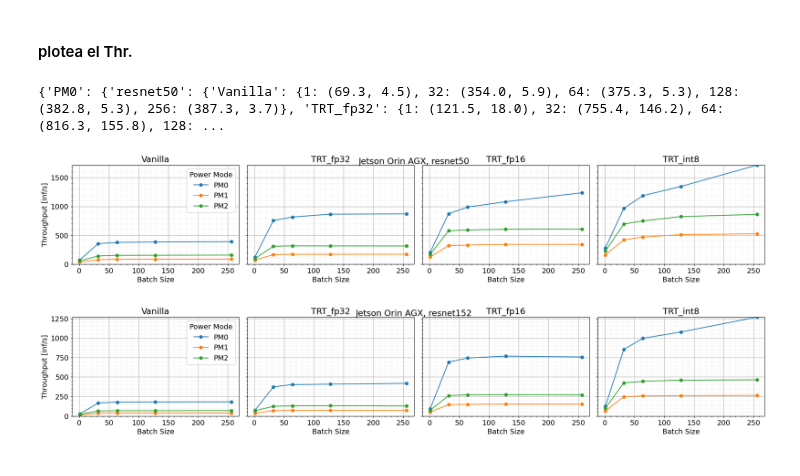
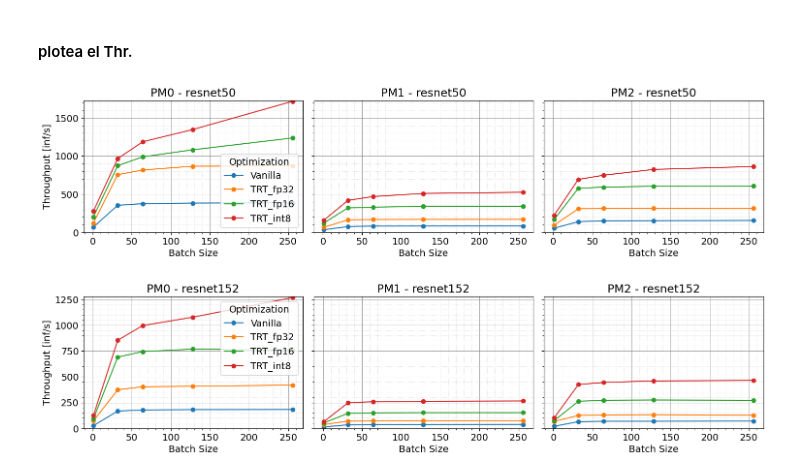
Before and after one commit to Juanx65/ArtTRT, a Jupyter notebook: post_processing/power_mode_test_plotter.ipynb, the cells around one changed output. Saved outputs shown, nothing was run; the diff lists cells and outputs as text; code cells hidden in the pictures.

Commit message:
power mode test plotter update

```diff
--- a/post_processing/power_mode_test_plotter.ipynb
+++ b/post_processing/power_mode_test_plotter.ipynb
@@ -139,9 +88,9 @@ def plot_thr_juntos(data):
 # %%
-# Función para graficar los datos de throughput (thr) en una figura con múltiples subplots
-def plot_thrs_red(data):
+# Función para graficar los datos de throughput (thr) en una figura con múltiples subplots por "power mode"
+def plot_thrs_red_by_power_mode(data):
     for network, optimizations in list(data.values())[0].items():
         plt.rcParams.update({'font.size': 14})  # Ajustar el tamaño de la fuente
-        num_optimizations = len(optimizations.keys())
+        num_power_modes = len(data.keys())
 
         # Encontrar el valor máximo de throughput (thr) para esta red
         max_thr = 0
@@ -154,35 +103,36 @@ def plot_thrs_red(data):
                 infs = [optim_data[bs][0] for bs in batch_sizes_sorted]
                 max_thr = max(max_thr, max(infs))
 
-        # Crear subplots en una fila con un subplot por optimización
-        fig, axes = plt.subplots(1, num_optimizations, figsize=(5 * num_optimizations, 3.5))
+        # Crear subplots en una fila con un subplot por "power mode"
+        fig, axes = plt.subplots(1, num_power_modes, figsize=(5 * num_power_modes, 3.5))
         fig.tight_layout()
         fig.subplots_adjust(wspace=0.05)  # Ajustar el espacio horizontal entre subplots (reducido)
 
-        for idx, (optimization, ax) in enumerate(zip(optimizations.keys(), axes)):
-            # Graficar los resultados para cada modo de potencia
-            for power_mode, networks in data.items():
-                if network not in networks:
-                    continue  # Saltar si la red no está en este modo de potencia
+        for idx, (power_mode, ax) in enumerate(zip(data.keys(), axes)):
+            # Graficar los resultados para cada optimización dentro de este modo de potencia
+            networks = data[power_mode]
+            if network not in networks:
+                continue  # Saltar si la red no está en este modo de potencia
 
+            for optimization in optimizations.keys():
                 optim_data = networks[network][optimization]  # Datos de la optimización específica
                 batch_sizes_sorted = sorted(optim_data.keys())  # Ordenar los tamaños de lote
                 infs = [optim_data[bs][0] for bs in batch_sizes_sorted]  # Obtener los valores de inferencias
 
                 # Graficar los resultados en el subplot correspondiente
-                ax.plot(batch_sizes_sorted, infs, marker='o', label=f'{power_mode}')
+                ax.plot(batch_sizes_sorted, infs, marker='o', label=f'{optimization}')
 
             # Configurar los detalles del subplot
-            ax.set_title(f'{optimization}')
+            ax.set_title(f'{power_mode} - {network}')
             ax.set_xlabel('Batch Size')
 
             # Establecer el límite superior del eje Y al máximo valor de throughput
-            ax.set_ylim(0, max_thr)
+            ax.set_ylim(0, max_thr+10)
 
             # Solo el primer subplot tiene el label del eje Y
             if idx == 0:
                 ax.set_ylabel('Throughput [inf/s]')
-                ax.legend(title='Power Mode')  # Leyenda solo en el primer gráfico
+                ax.legend(title='Optimization')  # Leyenda solo en el primer gráfico
             else:
                 ax.set_ylabel('')  # No mostrar el label del eje Y
                 ax.tick_params(labelleft=False)  # No mostrar los valores del eje Y
@@ -195,7 +145,7 @@ def plot_thrs_red(data):
             ax.minorticks_on()
 
         plataforma = PLATFORM.split(' ')[1]
-        plt.suptitle(f'Jetson {PLATFORM}, {network}')  # Título general de la figura
+        #plt.suptitle(f'Jetson {PLATFORM}, {network}')  # Título general de la figura
         plt.savefig(f'Thr_{plataforma}_{network}.pdf', format='pdf', bbox_inches='tight')  # Guardar la figura (opcional)
         plt.show()
 # %%
@@ -275,20 +284,13 @@ def plot_model_latency(model_name, model_data):
 # %%
 # Ruta del archivo .md
 file_path = PATH_TO_MD
-
 with open(file_path, 'r', encoding='utf-8') as file:
     data = file.read()
-
-# Leer los datos del archivo .md
 data_thr = parse_markdown_data_for_throughput(data)
-print(data_thr)
-#plot_thr(data_thr)
-plot_thrs_red(data_thr)
-#plot_thr_juntos(data_thr)
+plot_thrs_red_by_power_mode(data_thr)
 # %% [output]
-{'PM0': {'resnet50': {'Vanilla': {1: (69.3, 4.5), 32: (354.0, 5.9), 64: (375.3, 5.3), 128: (382.8, 5.3), 256: (387.3, 3.7)}, 'TRT_fp32': {1: (121.5, 18.0), 32: (755.4, 146.2), 64: (816.3, 155.8), 128: ...
-[figure, old version]
+[figure, new version]
-[figure, old version]
+[figure, new version]
 # %%
 # Ruta del archivo .md
 file_path = PATH_TO_MD
```
Also changed, not shown: parts of 4 cells of this notebook.
